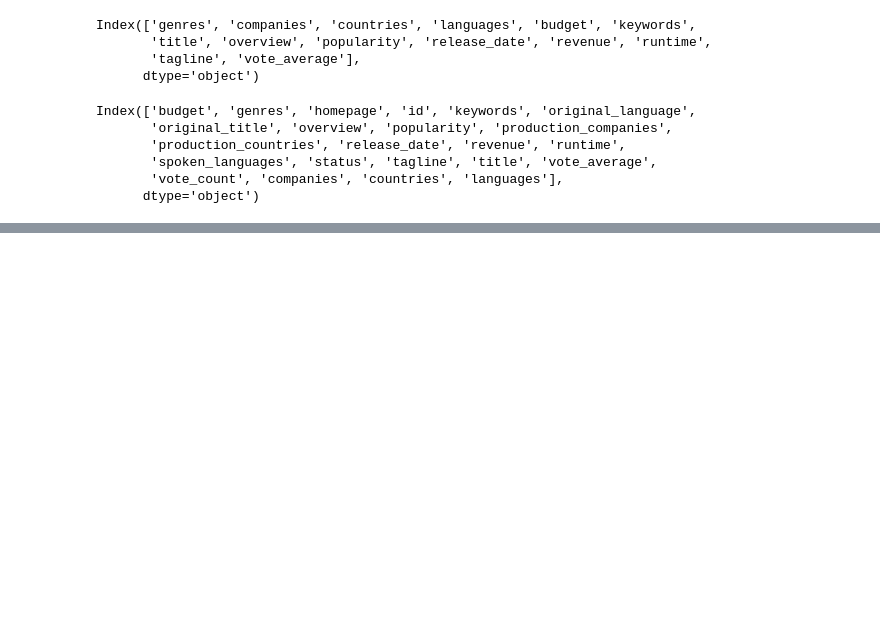
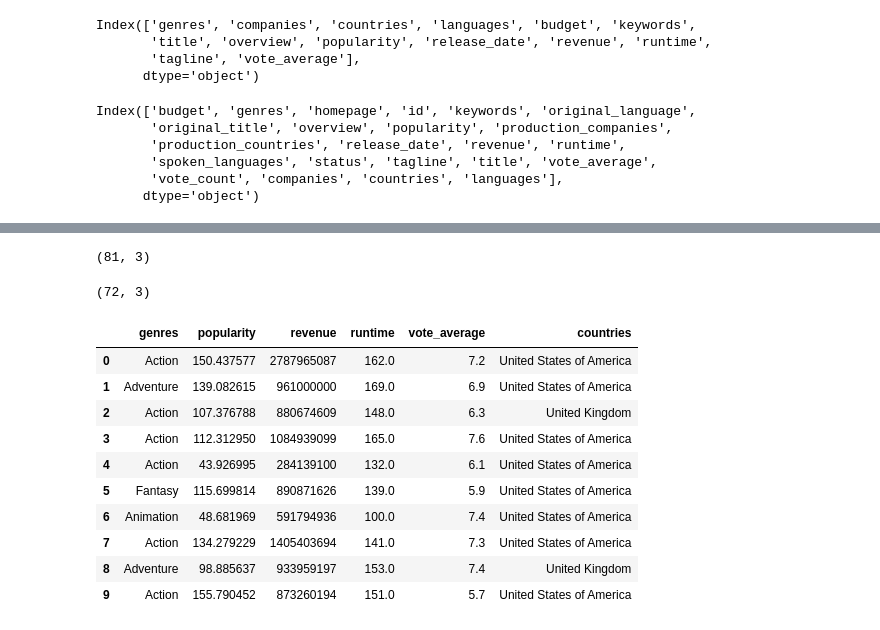
Before and after one commit to hejiaxu7146/ANLY503, a Jupyter notebook: Exam/Code/503ExamCleanData.ipynb, the cells around one changed output, grey strips where cells are left out. Saved outputs shown, nothing was run; the diff lists cells and outputs as text; code cells hidden in the pictures; blank space fills up the shorter version.

```diff
--- a/Exam/Code/503ExamCleanData.ipynb
+++ b/Exam/Code/503ExamCleanData.ipynb
@@ -247,0 +391,9 @@ dfmovie.to_csv("finalmovie.csv", index=False)
+# %%
+heatn.shape
+# %% [output]
+(81, 3)
+# %%
+heatn = heatn[0:72]
+heatn.shape
+# %% [output]
+(72, 3)
@@ -247,0 +402,23 @@ dfmovie.to_csv("finalmovie.csv", index=False)
+# %%
+import pandas as pd
+p = pd.read_csv("finalmovie.csv")
+shiny = pd.DataFrame()
+shiny["genres"] = p["genres"]
+shiny["popularity"] = p["popularity"]
+shiny["revenue"] = p["revenue"]
+shiny["runtime"] = p["runtime"]
+shiny["vote_average"] = p["vote_average"]
+shiny["countries"] = p["countries"]
+shiny.head(10)
+# %% [output]
+|  | genres | popularity | revenue | runtime | vote_average | countries |
+| 0 | Action | 150.437577 | 2787965087 | 162.0 | 7.2 | United States of America |
+| 1 | Adventure | 139.082615 | 961000000 | 169.0 | 6.9 | United States of America |
+| 2 | Action | 107.376788 | 880674609 | 148.0 | 6.3 | United Kingdom |
+| 3 | Action | 112.312950 | 1084939099 | 165.0 | 7.6 | United States of America |
+| 4 | Action | 43.926995 | 284139100 | 132.0 | 6.1 | United States of America |
+| 5 | Fantasy | 115.699814 | 890871626 | 139.0 | 5.9 | United States of America |
+| 6 | Animation | 48.681969 | 591794936 | 100.0 | 7.4 | United States of America |
+| 7 | Action | 134.279229 | 1405403694 | 141.0 | 7.3 | United States of America |
+| 8 | Adventure | 98.885637 | 933959197 | 153.0 | 7.4 | United Kingdom |
+| 9 | Action | 155.790452 | 873260194 | 151.0 | 5.7 | United States of America |
```
Also changed, not shown: parts of 24 cells of this notebook, 2 other files.
